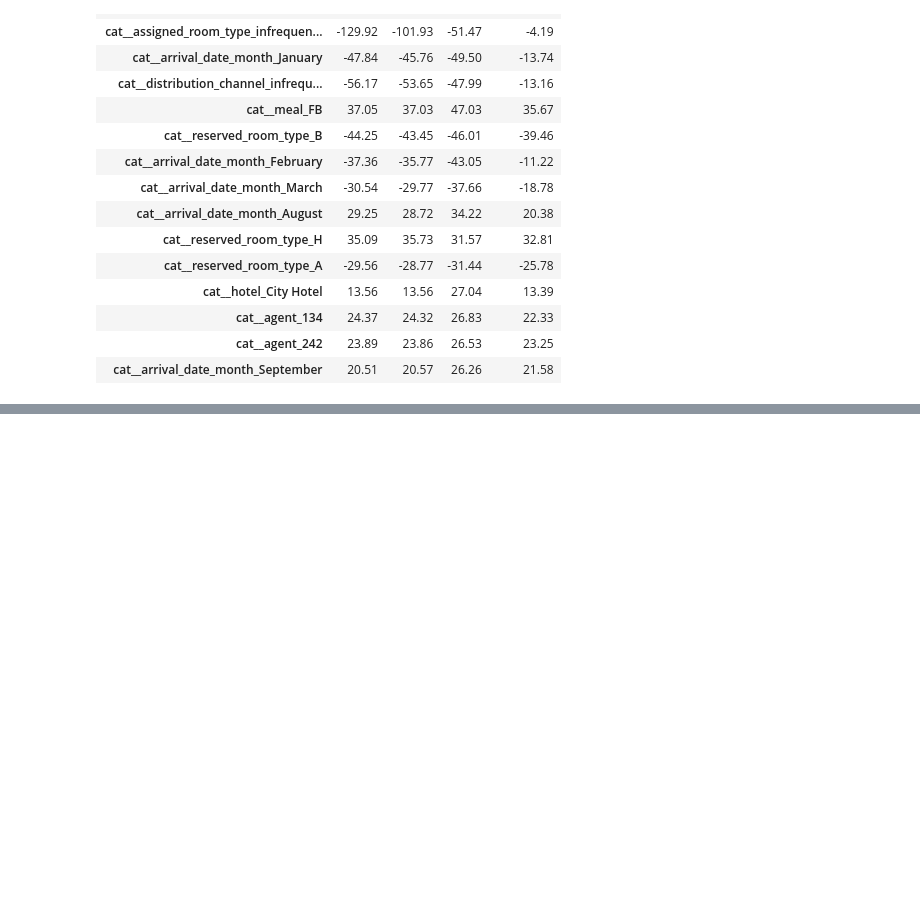
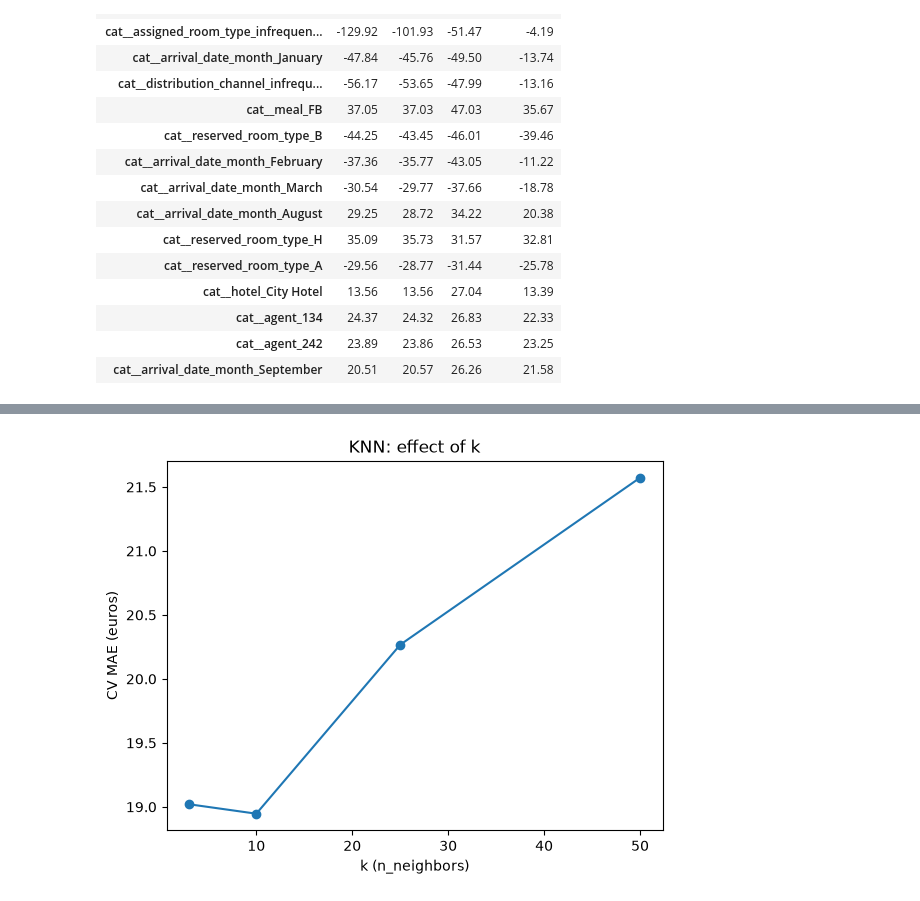
Before and after one commit to Hiruna01/hotel-booking-intelligence, a Jupyter notebook: notebooks/02_regression.ipynb, the cells around one changed output, grey strips where cells are left out. Saved outputs shown, nothing was run; the diff lists cells and outputs as text; code cells hidden in the pictures; blank space fills up the shorter version.

Commit message:
train: knn, svr, tree models and regression final eval

```diff
--- a/notebooks/02_regression.ipynb
+++ b/notebooks/02_regression.ipynb
@@ -44,8 +46,6 @@ X_train = train_df.drop(columns=TARGETS)
 X_test = test_df.drop(columns=TARGETS)
 y_train, y_test = train_df["adr"], test_df["adr"]
 
-y_train, y_test = train_df["adr"], test_df["adr"]
-
 num_cols = X_train.select_dtypes(include="number").columns.tolist()
 cat_cols = X_train.select_dtypes(exclude="number").columns.tolist()
 # %% [output]
@@ -343,0 +384,27 @@ Dropped by Lasso: ['num__stays_in_weekend_nights', 'cat__arrival_date_month_May'
+# %%
+from sklearn.neighbors import KNeighborsRegressor
+from sklearn.svm import SVR
+from sklearn.preprocessing import StandardScaler
+from sklearn.compose import TransformedTargetRegressor
+
+# 20k sample from the TRAIN set only (the test set stays untouched)
+sample = train_df.sample(20_000, random_state=RANDOM_STATE)
+X_s = sample.drop(columns=TARGETS)
+y_s = sample["adr"]
+
+knn_pipe = make_pipe(
+    KNeighborsRegressor(n_neighbors=10, weights="distance")
+)
+
+svr_pipe = make_pipe(
+    TransformedTargetRegressor(
+        regressor=SVR(kernel="rbf", C=10, epsilon=0.1),
+        transformer=StandardScaler(),     # scales y inside, predictions come back in euros
+    )
+)
+
+results_small = [
+    cv_score("KNN (k=10, 20k)", knn_pipe, X_s, y_s),
+    cv_score("SVR (rbf, 20k)",  svr_pipe, X_s, y_s),
+]
+pd.DataFrame(results_small).sort_values("MAE")
@@ -343,0 +423,8 @@ Dropped by Lasso: ['num__stays_in_weekend_nights', 'cat__arrival_date_month_May'
+# %%
+knn_rows = []
+for k in [3, 10, 25, 50]:
+    pipe = make_pipe(KNeighborsRegressor(n_neighbors=k, weights="distance"))
+    knn_rows.append(cv_score(f"KNN (k={k})", pipe, X_s, y_s))
+
+knn_k = pd.DataFrame(knn_rows)
+knn_k
@@ -343,0 +437,8 @@ Dropped by Lasso: ['num__stays_in_weekend_nights', 'cat__arrival_date_month_May'
+# %%
+knn_k["k"] = [3, 10, 25, 50]
+plt.plot(knn_k["k"], knn_k["MAE"], marker="o")
+plt.xlabel("k (n_neighbors)"); plt.ylabel("CV MAE (euros)")
+plt.title("KNN: effect of k")
+plt.show()
+# %% [output]
+[figure, added]
```
Also changed, not shown: parts of 33 cells of this notebook, 1 other file.
